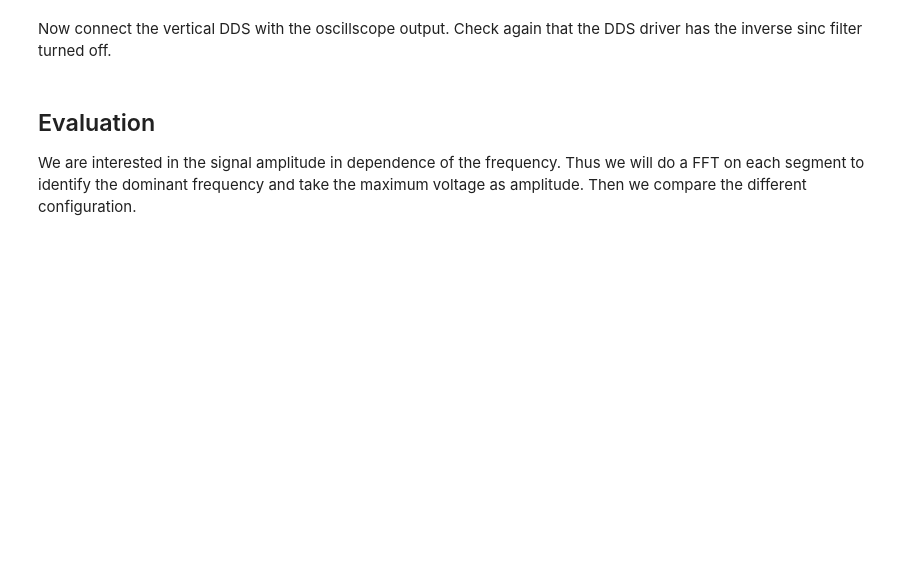
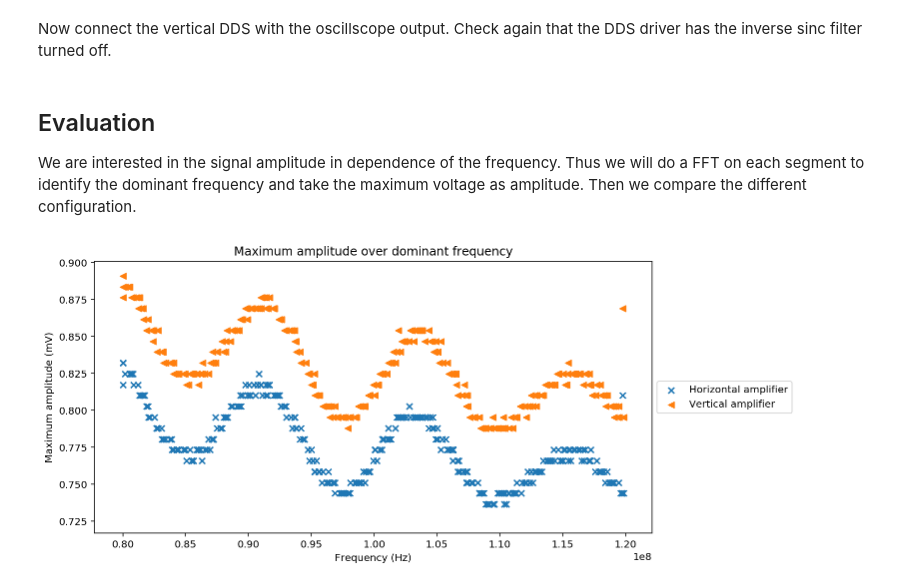
Before and after one commit to bodokaiser/bachelor-thesis, a Jupyter notebook: notebook/amplifier.ipynb, the cells around one changed output. Drawn from its saved outputs; the diff is of its cells as text; code cells hidden in the pictures; blank space fills up the shorter version.

Commit message:
completed amplifier evaluation

```diff
--- a/notebook/amplifier.ipynb
+++ b/notebook/amplifier.ipynb
@@ -79,0 +84,27 @@ def fft(df):
+# %%
+data_f_to_A = {}
+
+for key, run in data.items():
+    d = data_f_to_A[key] = []
+
+    for t, df in run.items():
+        f, P = transform.fft(df.time, df.voltage)
+
+        d.append((f[P.argmax()], df.voltage.max()))
+# %%
+fig = plt.figure(figsize=(10, 5))
+
+f, A = zip(*data_f_to_A['horizontal'])
+plt.scatter(f, A, label='Horizontal amplifier', marker='x')
+
+f, A = zip(*data_f_to_A['vertical'])
+plt.scatter(f, A, label='Vertical amplifier', marker='<')
+
+plt.title('Maximum amplitude over dominant frequency')
+plt.xlabel('Frequency (Hz)')
+plt.ylabel('Maximum amplitude (mV)')
+plt.legend(loc='center left', bbox_to_anchor=(1, 0.5))
+fig.savefig('../figure/amplifier/spectrum.pdf', bbox_inches='tight')
+plt.show()
+# %% [output]
+[figure, added]
```
Also changed, not shown: parts of 6 cells of this notebook, 4 other files.
